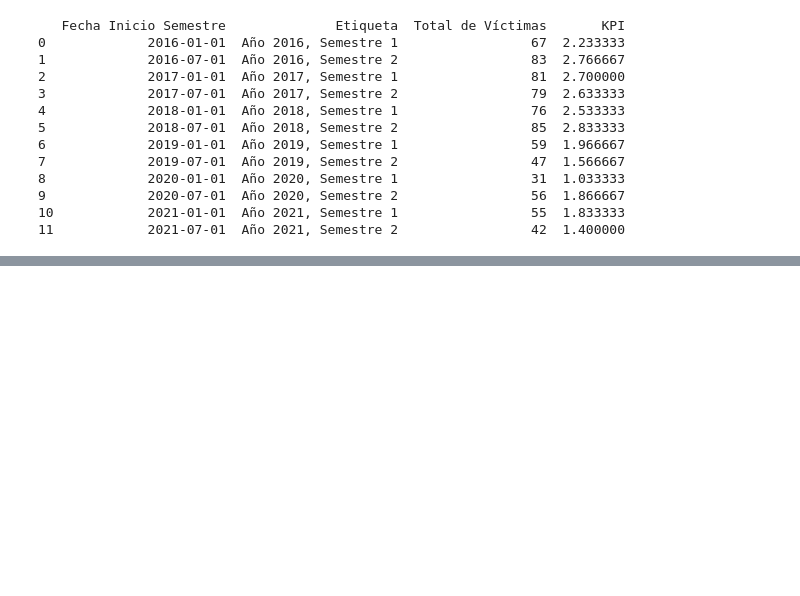
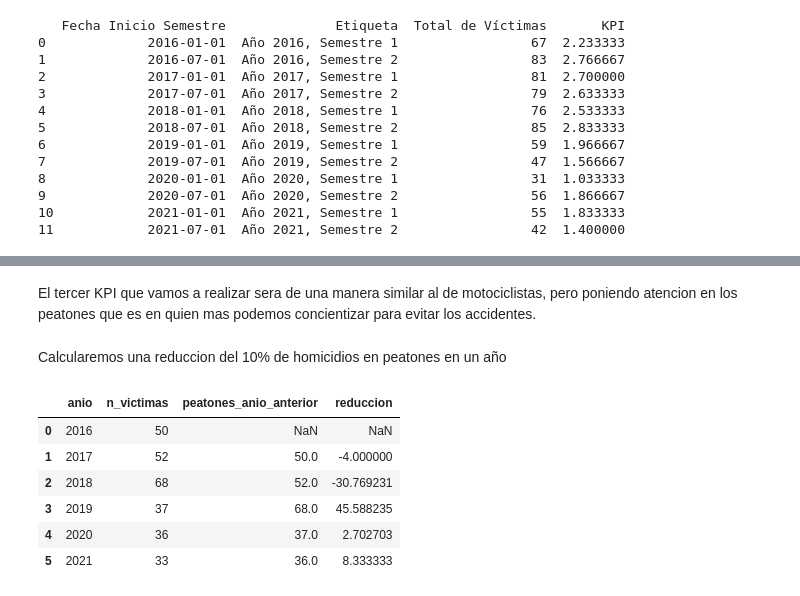
Before and after one commit to fransindi/PI_DA_siniestros_viales, a Jupyter notebook: homicidios.ipynb, the cells around one changed output, grey strips where cells are left out. Cells and saved outputs as stored; diff of their text form; code cells hidden in the pictures; blank space fills up the shorter version.

```diff
--- a/homicidios.ipynb
+++ b/homicidios.ipynb
@@ -580,14 +630,22 @@ grupo_anio.to_csv('data_extraida/kpi2.csv')
+# %% [markdown]
+El tercer KPI que vamos a realizar sera de una manera similar al de motociclistas, pero poniendo atencion en los peatones que es en quien mas podemos concientizar para evitar los accidentes.
+# %% [markdown]
+Calcularemos una reduccion del 10% de homicidios en peatones en un año
 # %%
 df_peatones = homicidios[homicidios['victima'] == 'PEATON']
 
-# Agrupamos los datos por año y calculamos la suma de víctimas peatones por año
 grupo_peatones = df_peatones.groupby('anio')['n_victimas'].sum().reset_index()
 
-# Calculamos la cantidad de víctimas peatones en el año anterior
 grupo_peatones['peatones_anio_anterior'] = grupo_peatones['n_victimas'].shift(1)
 
-# Calculamos la reducción en porcentaje con respecto al año anterior
 grupo_peatones['reduccion'] = ((grupo_peatones['peatones_anio_anterior'] - grupo_peatones['n_victimas']) / grupo_peatones['peatones_anio_anterior']) * 100
 
-# Imprimimos la tabla resultante
-grupo_peatones.to_csv('data_extraida/kpi3.csv')
+grupo_peatones
+# %% [output]
+|  | anio | n_victimas | peatones_anio_anterior | reduccion |
+| 0 | 2016 | 50 | NaN | NaN |
+| 1 | 2017 | 52 | 50.0 | -4.000000 |
+| 2 | 2018 | 68 | 52.0 | -30.769231 |
+| 3 | 2019 | 37 | 68.0 | 45.588235 |
+| 4 | 2020 | 36 | 37.0 | 2.702703 |
+| 5 | 2021 | 33 | 36.0 | 8.333333 |
```
Also changed, not shown: parts of 16 cells of this notebook, 1 other file.
